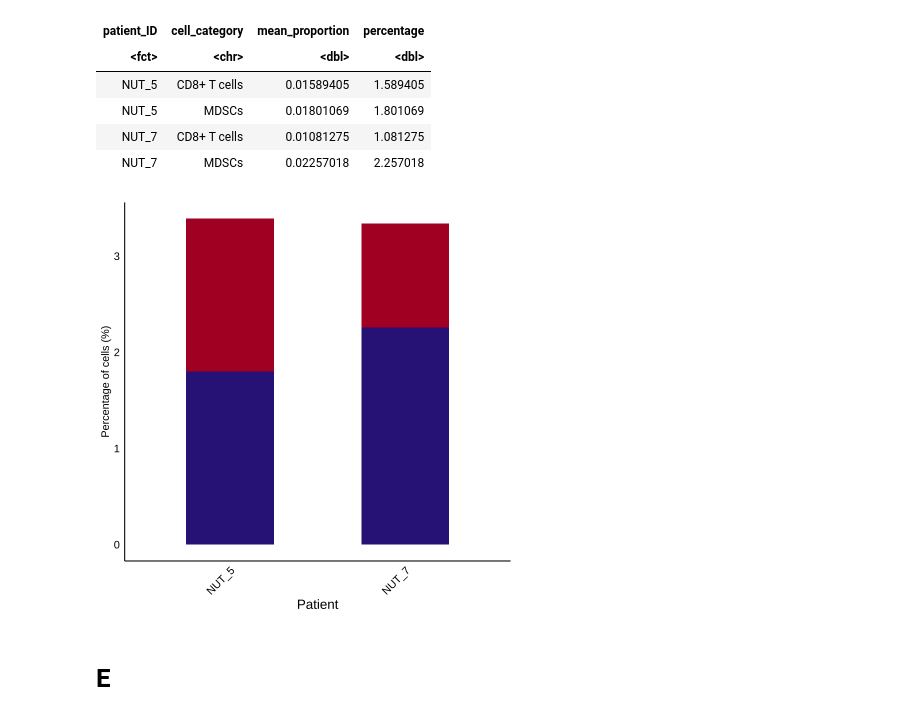
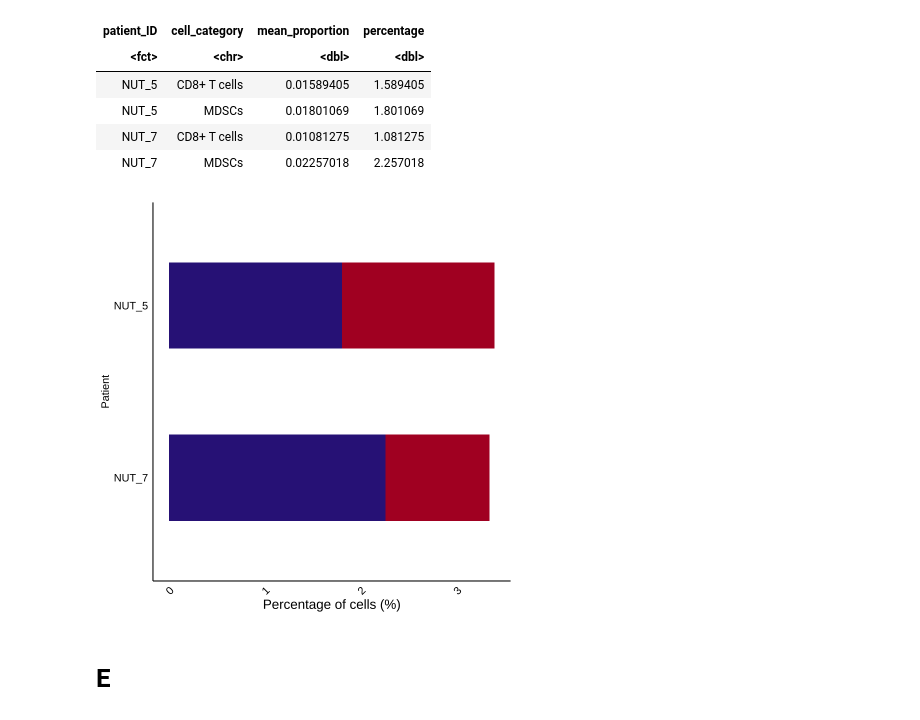
Before and after one commit to SchapiroLabor/NUT_spatial, a Jupyter notebook: figures/figure_6_R.ipynb, the cells around one changed output. Saved outputs shown, nothing was run; the diff lists cells and outputs as text; code cells hidden in the pictures.

Commit message:
fixed some figures, added pixi env to spatial analysis

```diff
--- a/figures/figure_6_R.ipynb
+++ b/figures/figure_6_R.ipynb
@@ -403,52 +367,53 @@ A tibble: 4 × 4
 #barplot for comparison
 comparison_barplot <- ggplot(
   mdscs_percentage,
-  aes(x = patient_ID, y = percentage, fill = cell_category)
+  aes(x = percentage, y = patient_ID, fill = cell_category)
 ) +
   geom_bar(stat = "identity", width = 0.5) +
   scale_fill_manual(values = full_palette) +
   guides(fill = guide_legend(reverse = TRUE)) +
   labs(
-    x = "Patient",
-    y = "Percentage of cells (%)",
+    x = "Percentage of cells (%)",
+    y = "Patient",
     fill = "Cell type"
   ) +
+  scale_y_discrete(limits = rev) +
   theme_minimal(base_size = 13) +
   theme(
     axis.text.y  = element_text(size = 13, colour = "black"),
     axis.title.y = element_text(size = 13),
     axis.text.x = element_text(size = 13, angle = 45, hjust = 1, vjust = 1, colour = "black"),
     axis.title.x = element_text(size = 16, colour = "black"),
     axis.title  = element_text(size = 13, colour = "black"),
     legend.text  = element_text(size = 13),
     legend.title = element_text(size = 13),
     legend.key.height = unit(0.5, "cm"),
     legend.position = "none",
     panel.border = element_blank(),
 
     axis.line.x.bottom = element_line(colour="black", linewidth=0.6),
     axis.line.x.top    = element_line(colour="black", linewidth=0.6),
     axis.line.y.left   = element_line(colour="black", linewidth=0.6),
     axis.line.y.right  = element_blank(),
 
     axis.text.x.top  = element_blank(),
     axis.ticks.x.top = element_blank(),
     axis.title.x.top = element_blank(),
 
     panel.grid = element_blank())
 
 comparison_barplot
 
 ggsave(
   filename = file.path(results_dir, "patientmdscscd8_composition_barplot.pdf"),
   plot = comparison_barplot,
-  width = 3,
-  height = 4,
+  width = 4,
+  height = 3,
   dpi = 300,
   bg = "white"
 )
 # %% [output]
-[figure, old version]
+[figure, new version]
 # %% [markdown]
 # E
 # %%
```
Also changed, not shown: parts of 26 cells of this notebook, 11 other files.
